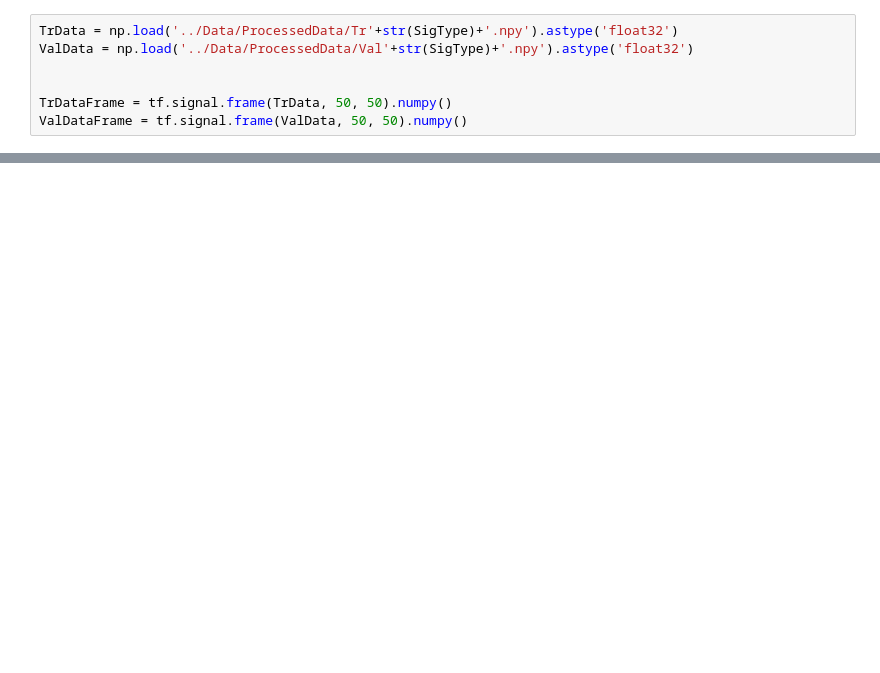
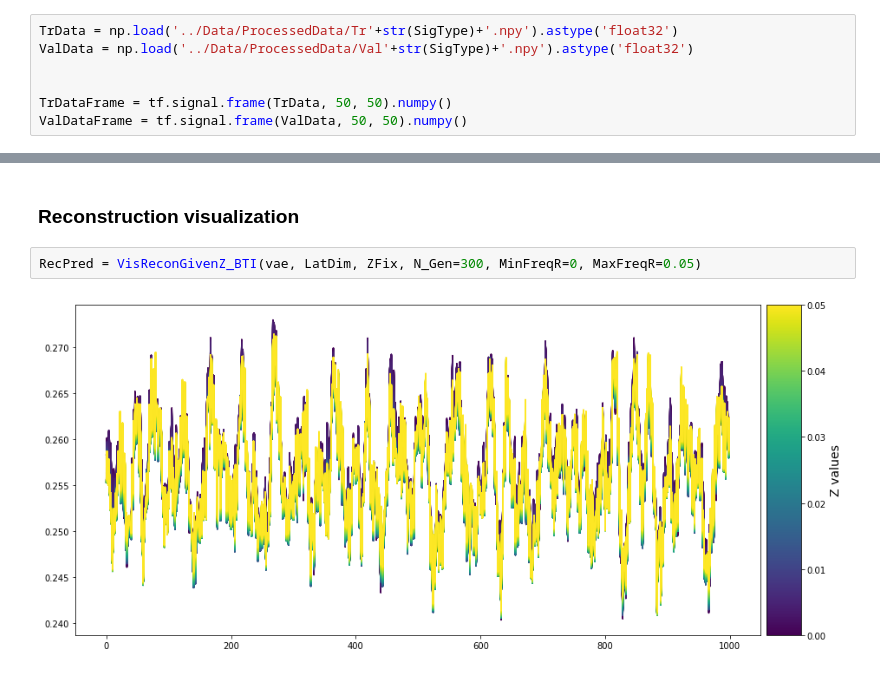
Before and after one commit to JunetaeKim/VABAM, a Jupyter notebook: Benchmarks/Benchmark_TimeVae.ipynb, the cells around one changed output, grey strips where cells are left out. Drawn from its saved outputs; the diff is of its cells as text; blank space fills up the shorter version.

```diff
--- a/Benchmarks/Benchmark_TimeVae.ipynb
+++ b/Benchmarks/Benchmark_TimeVae.ipynb
@@ -244,0 +124,6 @@ MonotonDegree(Vec, MonoWinSize).round(4)
+# %% [markdown]
+### Reconstruction visualization
+# %%
+RecPred = VisReconGivenZ_BTI(vae, LatDim, ZFix, N_Gen=300, MinFreqR=0, MaxFreqR=0.05)
+# %% [output]
+[figure, added]
```
Also changed, not shown: parts of 26 cells of this notebook, 8 other files.
